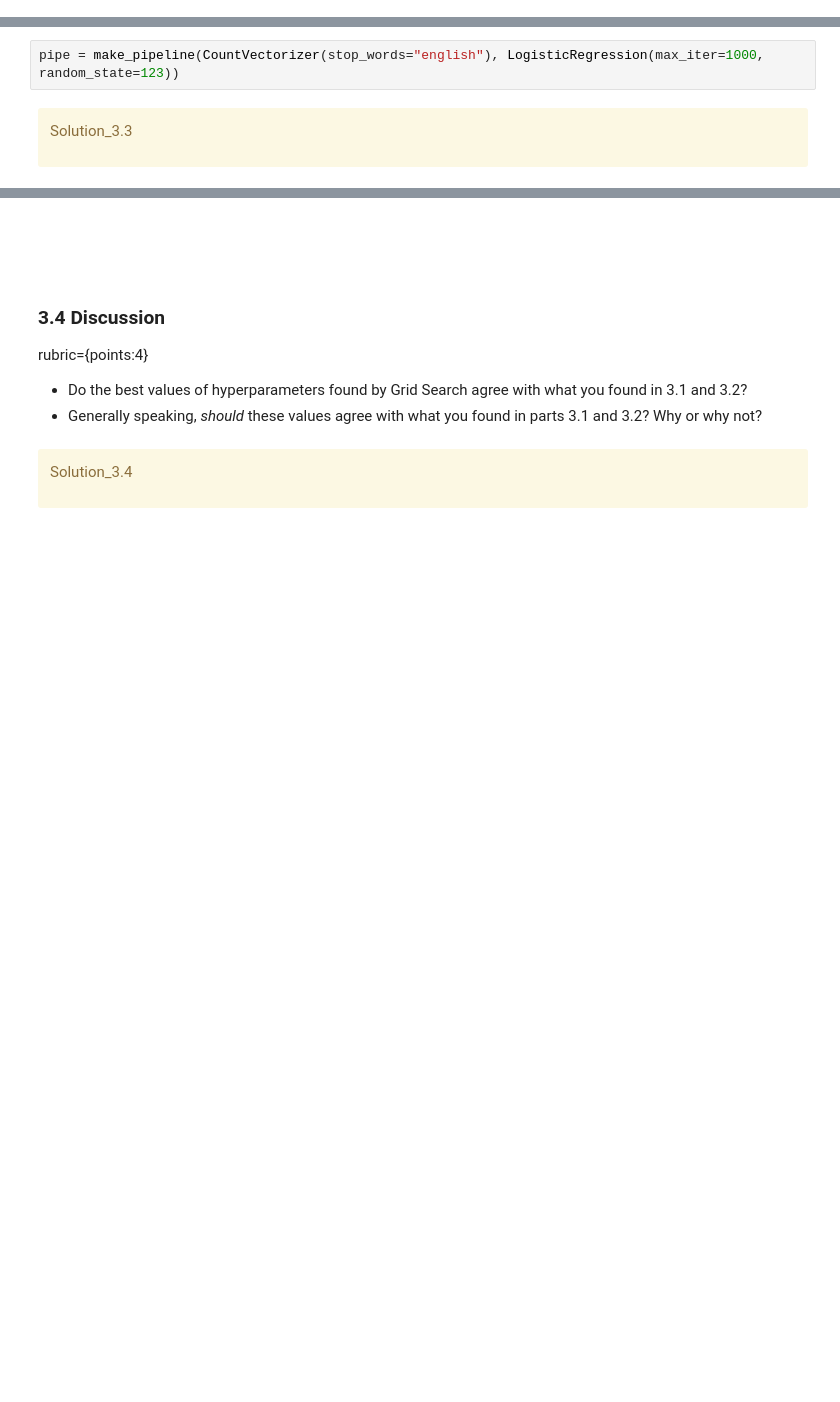
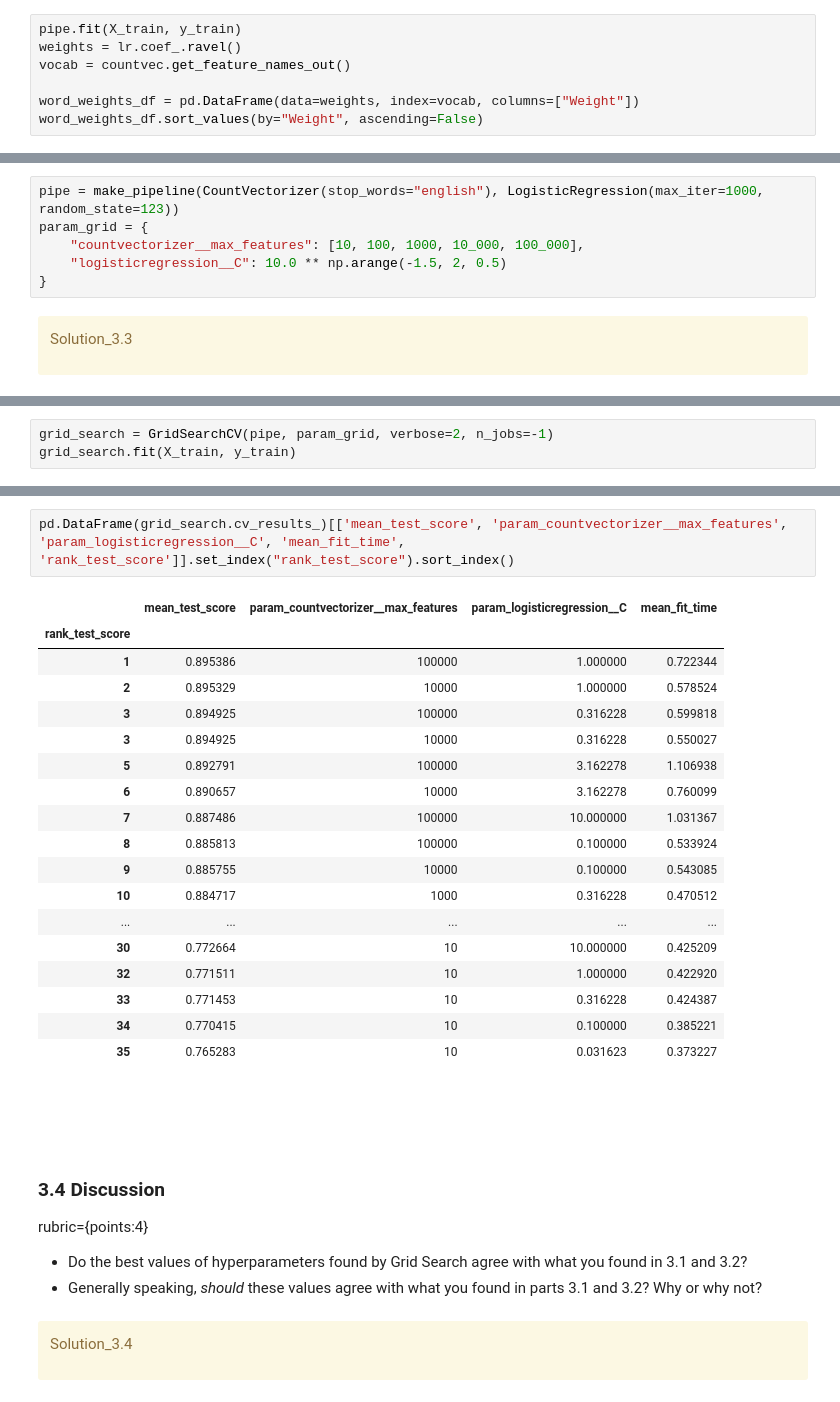
Before and after one commit to ricd99/cpsc330-2022W1, a Jupyter notebook: hw/hw4/hw4.ipynb, the cells around one changed output, grey strips where cells are left out. Saved outputs shown, nothing was run; the diff lists cells and outputs as text; blank space fills up the shorter version.

```diff
--- a/hw/hw4/hw4.ipynb
+++ b/hw/hw4/hw4.ipynb
@@ -286,0 +327,7 @@ lr = LogisticRegression(max_iter=1000, random_state=123)
+# %%
+pipe.fit(X_train, y_train)
+weights = lr.coef_.ravel()
+vocab = countvec.get_feature_names_out()
+
+word_weights_df = pd.DataFrame(data=weights, index=vocab, columns=["Weight"])
+word_weights_df.sort_values(by="Weight", ascending=False)
@@ -533,6 +674,10 @@ Start with the pipeline `pipe` below.
 > The code might be a bit slow here. Setting `n_jobs=-1` should speed it up if you have a multi-core processor.
 # %%
 pipe = make_pipeline(CountVectorizer(stop_words="english"), LogisticRegression(max_iter=1000, random_state=123))
+param_grid = {
+    "countvectorizer__max_features": [10, 100, 1000, 10_000, 100_000],
+    "logisticregression__C": 10.0 ** np.arange(-1.5, 2, 0.5)
+}
 # %% [markdown]
 <div class="alert alert-warning">
 
@@ -550,0 +687,3 @@ grader.check("q3.3")
+# %%
+grid_search = GridSearchCV(pipe, param_grid, verbose=2, n_jobs=-1)
+grid_search.fit(X_train, y_train)
@@ -551,3 +713,24 @@ grader.check("q3.3")
+# %%
+pd.DataFrame(grid_search.cv_results_)[['mean_test_score', 'param_countvectorizer__max_features', 'param_logisticregression__C', 'mean_fit_time', 'rank_test_score']].set_index("rank_test_score").sort_index()
+# %% [output]
+|  | mean_test_score | param_countvectorizer__max_features | param_logisticregression__C | mean_fit_time |
+| rank_test_score |  |  |  |  |
+| 1 | 0.895386 | 100000 | 1.000000 | 0.722344 |
+| 2 | 0.895329 | 10000 | 1.000000 | 0.578524 |
+| 3 | 0.894925 | 100000 | 0.316228 | 0.599818 |
+| 3 | 0.894925 | 10000 | 0.316228 | 0.550027 |
+| 5 | 0.892791 | 100000 | 3.162278 | 1.106938 |
+| 6 | 0.890657 | 10000 | 3.162278 | 0.760099 |
+| 7 | 0.887486 | 100000 | 10.000000 | 1.031367 |
+| 8 | 0.885813 | 100000 | 0.100000 | 0.533924 |
+| 9 | 0.885755 | 10000 | 0.100000 | 0.543085 |
+| 10 | 0.884717 | 1000 | 0.316228 | 0.470512 |
+| ... | ... | ... | ... | ... |
+| 30 | 0.772664 | 10 | 10.000000 | 0.425209 |
+| 32 | 0.771511 | 10 | 1.000000 | 0.422920 |
+| 33 | 0.771453 | 10 | 0.316228 | 0.424387 |
+| 34 | 0.770415 | 10 | 0.100000 | 0.385221 |
+| 35 | 0.765283 | 10 | 0.031623 | 0.373227 |
 # %% [markdown]
 <br><br>
 # %% [markdown]
```
Also changed, not shown: parts of 43 cells of this notebook.
